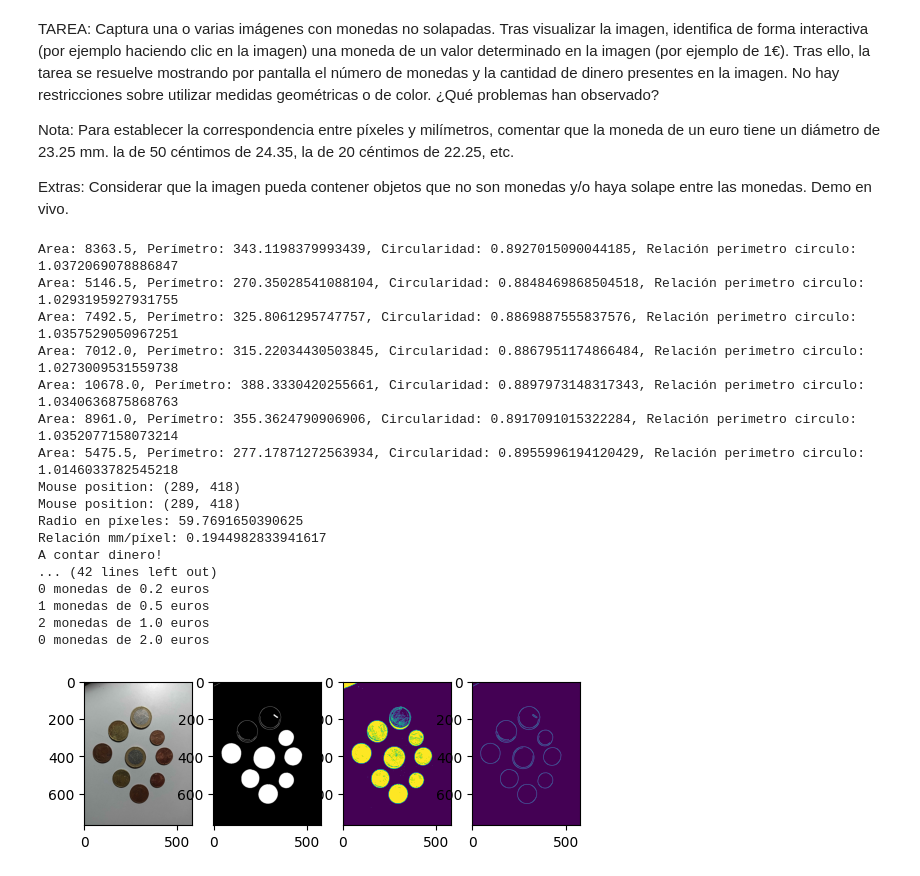
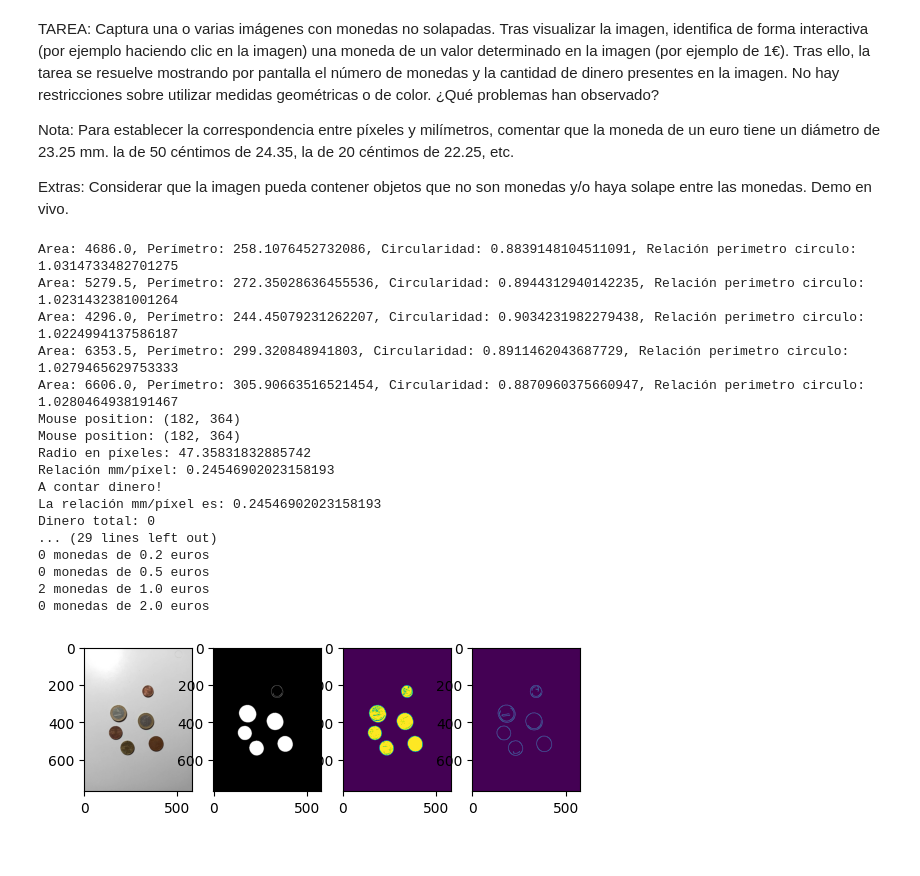
Before and after one commit to jj-quesada/PracticasVC, a Jupyter notebook: VC_P3/P3/VC_P3_Grupo13.ipynb, the cells around one changed output. Drawn from its saved outputs; the diff is of its cells as text; code cells hidden in the pictures.

```diff
--- a/VC_P3/P3/VC_P3_Grupo13.ipynb
+++ b/VC_P3/P3/VC_P3_Grupo13.ipynb
@@ -9,7 +9,7 @@ import cv2
 import numpy as np
 import matplotlib.pyplot as plt
 # %%
-img = cv2.imread('./Assets/UnasCuantas.jpg')
+img = cv2.imread('./Assets/SixScattered.jpg')
 if img.shape[1] > 800:
     factor_reduccion = img.shape[1]//500
     img = cv2.resize(img, (img.shape[1]//factor_reduccion,img.shape[0]//factor_reduccion))
@@ -131,6 +131,9 @@ monedas = {
 
 
 
+def isCoin(x, y, img):
+    return (0 != np.sum(img[y,x]))
+
 def countMoney():
     global relacion_mm_por_pixel
     print('La relación mm/píxel es:', relacion_mm_por_pixel)
@@ -178,52 +181,44 @@ def on_mouse(event, x, y, flags, userdata):
 
                 diametro_modeda_pixeles = radio * 2
                 # Radio real de la moneda de 1€ en mm
                 diametro_moneda_real = 23.25
 
                 # Relación en mm/píxel
                 relacion_mm_por_pixel = diametro_moneda_real / diametro_modeda_pixeles
 
                 print(f'Relación mm/píxel: {relacion_mm_por_pixel}')
                 print("A contar dinero!")
                 countMoney()
                 break
 
 windowName = "amor"
 
 cv2.namedWindow(windowName)
 
 cv2.setMouseCallback(windowName, on_mouse)
 
 cv2.imshow(windowName,img_rgb)
 while cv2.waitKey(20) != 27:
     dummy = 0
      # Se detiene hasta pulsar tecla (>0 milisegundos)
 
 cv2.destroyAllWindows() # Destruye todas las ventanas
-
-
-
-
-
-
-def isCoin(x, y, img):
-    return (0 != np.sum(img[y,x]))
 # %% [output]
-Area: 8363.5, Perímetro: 343.1198379993439, Circularidad: 0.8927015090044185, Relación perimetro circulo: 1.0372069078886847
-Area: 5146.5, Perímetro: 270.35028541088104, Circularidad: 0.8848469868504518, Relación perimetro circulo: 1.0293195927931755
-Area: 7492.5, Perímetro: 325.8061295747757, Circularidad: 0.8869887555837576, Relación perimetro circulo: 1.0357529050967251
-Area: 7012.0, Perímetro: 315.22034430503845, Circularidad: 0.8867951174866484, Relación perimetro circulo: 1.0273009531559738
-Area: 10678.0, Perímetro: 388.3330420255661, Circularidad: 0.8897973148317343, Relación perimetro circulo: 1.0340636875868763
-Area: 8961.0, Perímetro: 355.3624790906906, Circularidad: 0.8917091015322284, Relación perimetro circulo: 1.0352077158073214
-Area: 5475.5, Perímetro: 277.17871272563934, Circularidad: 0.8955996194120429, Relación perimetro circulo: 1.0146033782545218
-Mouse position: (289, 418)
-Mouse position: (289, 418)
-Radio en píxeles: 59.7691650390625
-Relación mm/píxel: 0.1944982833941617
+Area: 4686.0, Perímetro: 258.1076452732086, Circularidad: 0.8839148104511091, Relación perimetro circulo: 1.0314733482701275
+Area: 5279.5, Perímetro: 272.35028636455536, Circularidad: 0.8944312940142235, Relación perimetro circulo: 1.0231432381001264
+Area: 4296.0, Perímetro: 244.45079231262207, Circularidad: 0.9034231982279438, Relación perimetro circulo: 1.0224994137586187
+Area: 6353.5, Perímetro: 299.320848941803, Circularidad: 0.8911462043687729, Relación perimetro circulo: 1.0279465629753333
+Area: 6606.0, Perímetro: 305.90663516521454, Circularidad: 0.8870960375660947, Relación perimetro circulo: 1.0280464938191467
+Mouse position: (182, 364)
+Mouse position: (182, 364)
+Radio en píxeles: 47.35831832885742
+Relación mm/píxel: 0.24546902023158193
 A contar dinero!
-... (42 lines left out)
+La relación mm/píxel es: 0.24546902023158193
+Dinero total: 0
+... (29 lines left out)
 0 monedas de 0.2 euros
-1 monedas de 0.5 euros
+0 monedas de 0.5 euros
 2 monedas de 1.0 euros
 0 monedas de 2.0 euros
-[figure, old version]
+[figure, new version]
```
Also changed, not shown: parts of 1 cell of this notebook.
